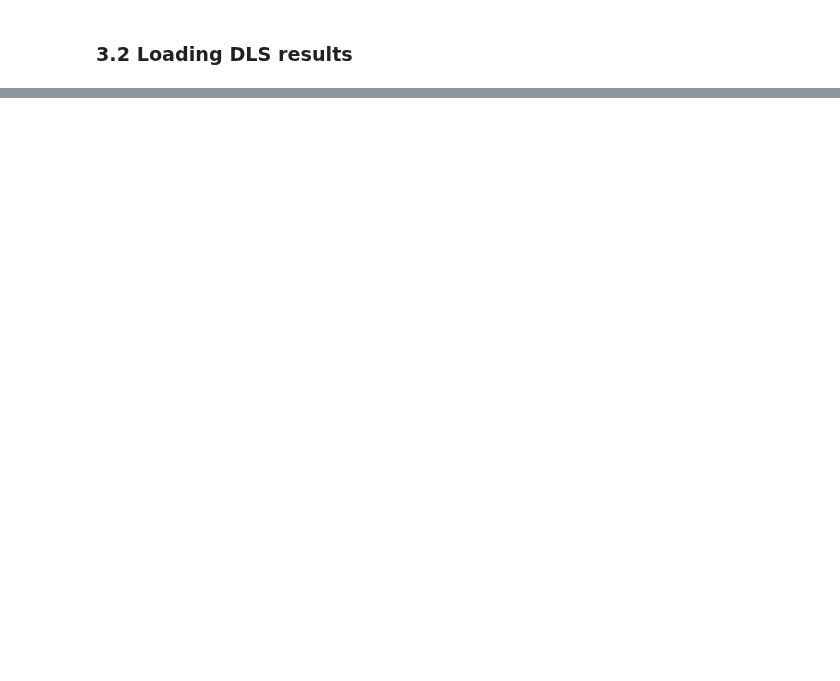
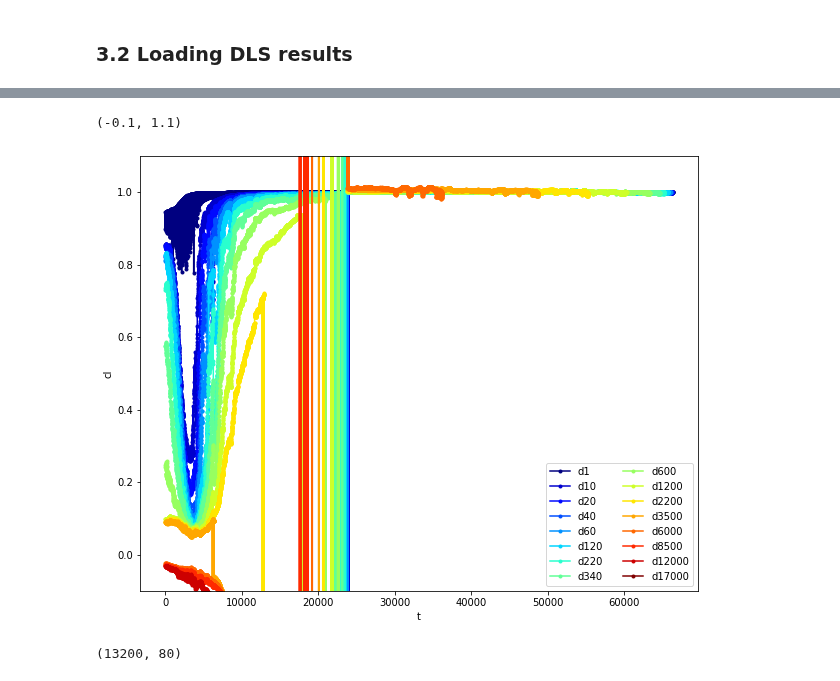
Before and after one commit to steaime/DSHpy, a Jupyter notebook: tutorial4_SALS.ipynb, the cells around one changed output, grey strips where cells are left out. Drawn from its saved outputs; the diff is of its cells as text; code cells hidden in the pictures; blank space fills up the shorter version.

```diff
--- a/tutorial4_SALS.ipynb
+++ b/tutorial4_SALS.ipynb
@@ -123,0 +206,10 @@ SALS_analyzer.AverageG2M1()
+# %%
+fig, ax = PlotCIs(cIs[5], lags, times, lag_sel=list(range(1, len(lags), 5)), cmap=mpl.cm.jet)
+ax.set_ylim([-0.1, 1.1])
+# %% [output]
+(-0.1, 1.1)
+[figure, added]
+# %%
+cIs[0].shape
+# %% [output]
+(13200, 80)
```
Also changed, not shown: parts of 11 cells of this notebook, 2 other files.
